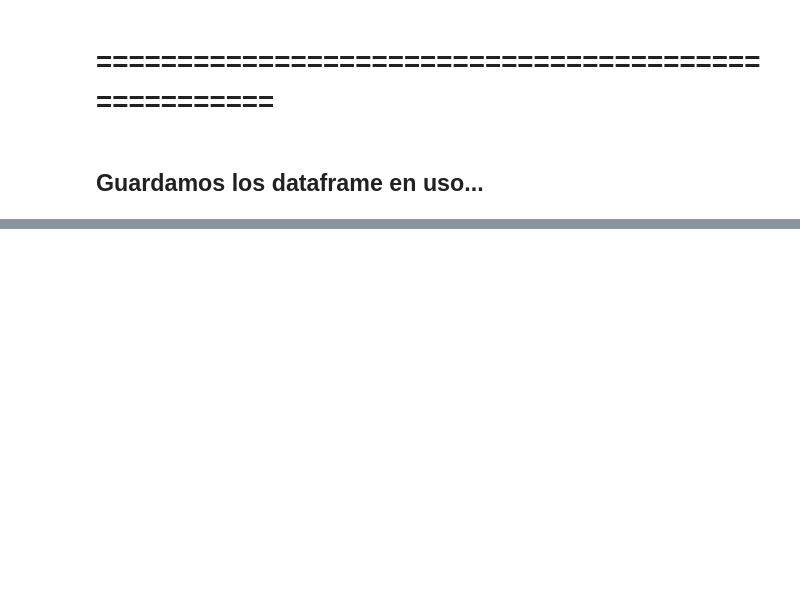
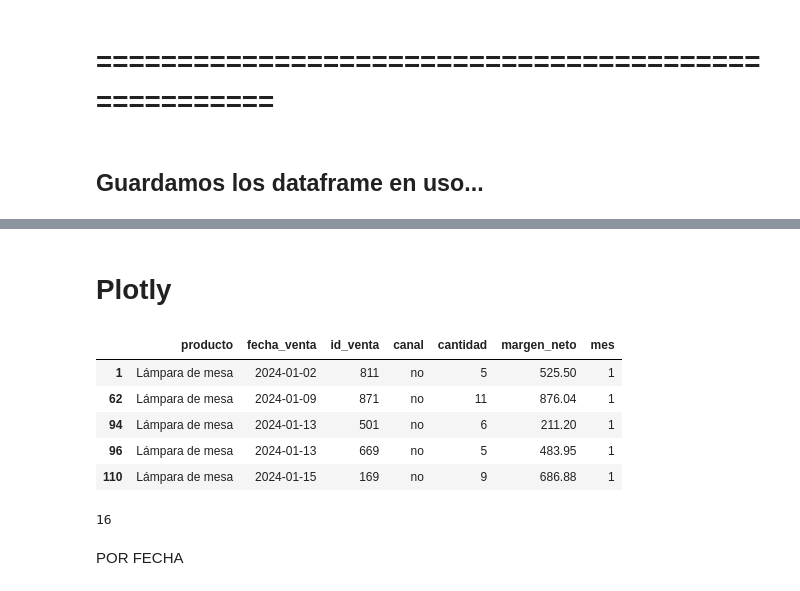
Before and after one commit to alex-degarate/DAnalytics, a Jupyter notebook: anexo/anexo.ipynb, the cells around one changed output, grey strips where cells are left out. Drawn from its saved outputs; the diff is of its cells as text; code cells hidden in the pictures; blank space fills up the shorter version.

```diff
--- a/anexo/anexo.ipynb
+++ b/anexo/anexo.ipynb
@@ -747 +838,17 @@ A PARTIR DE ACA EL REPROCESAMIENTO DE VENTAS Y MARKETING
+# %%
+# Ensure date columns are in datetime format
+df_ventas_market2['fecha_venta'] = pd.to_datetime(df_ventas_market2['fecha_venta'])  #, format="%d/%m/%Y")
+df_ventas_market2['fecha_venta'] = pd.to_datetime(df_ventas_market2['fecha_venta'].dt.date)
+# %%
+# Agregamos una nueva columna  valor_venta = monto
+df_ventas_market2["valor_venta"] = df_ventas_market2["precio_unit"] * df_ventas_market2["cantidad"]
+
+# Agregamos una nueva columna  gasto_venta (si no hay campaña. el costo es cero )
+df_ventas_market2["gasto_venta"] = df_ventas_market2["costo_mrkt"] * df_ventas_market2["cantidad"]
+
+# Generamos primero la columna mes
+df_ventas_market2["mes"] = df_ventas_market2["fecha_venta"].dt.month
+# %%
+# Agregar una nueva columna para diferencia: valor_venta - gasto_venta
+df_ventas_market2['margen_neto'] = df_ventas_market2['valor_venta'] - df_ventas_market2['gasto_venta']
 # %%
@@ -768,0 +883,2 @@ df_ventas_market.head(100)
+# %% [markdown]
+# Plotly
@@ -768,0 +892,13 @@ df_ventas_market.head(100)
+# %%
+# Filtrar para el producto específico 'Adorno de pared'
+ventas_lampara = df_ventas_market2[df_ventas_market2['producto'] == 'Lámpara de mesa']
+# %%
+item = 'Lámpara de mesa'
+ventas_lampara.head(3)
+# %% [output]
+|  | producto | fecha_venta | id_venta | canal | cantidad | margen_neto | mes |
+| 1 | Lámpara de mesa | 2024-01-02 | 811 | no | 5 | 525.50 | 1 |
+| 62 | Lámpara de mesa | 2024-01-09 | 871 | no | 11 | 876.04 | 1 |
+| 94 | Lámpara de mesa | 2024-01-13 | 501 | no | 6 | 211.20 | 1 |
+| 96 | Lámpara de mesa | 2024-01-13 | 669 | no | 5 | 483.95 | 1 |
+| 110 | Lámpara de mesa | 2024-01-15 | 169 | no | 9 | 686.88 | 1 |
@@ -768,0 +908,6 @@ df_ventas_market.head(100)
+# %%
+ventas_mes = ventas_lampara.groupby(['mes', 'canal'], as_index=False)['cantidad'].sum()
+ventas_mes  = ventas_mes.sort_values(by='mes', ascending=True)
+display(ventas_mes)
+# %% [output]
+16
@@ -768,0 +974,2 @@ df_ventas_market.head(100)
+# %% [markdown]
+POR FECHA
```
Also changed, not shown: parts of 82 cells of this notebook.
